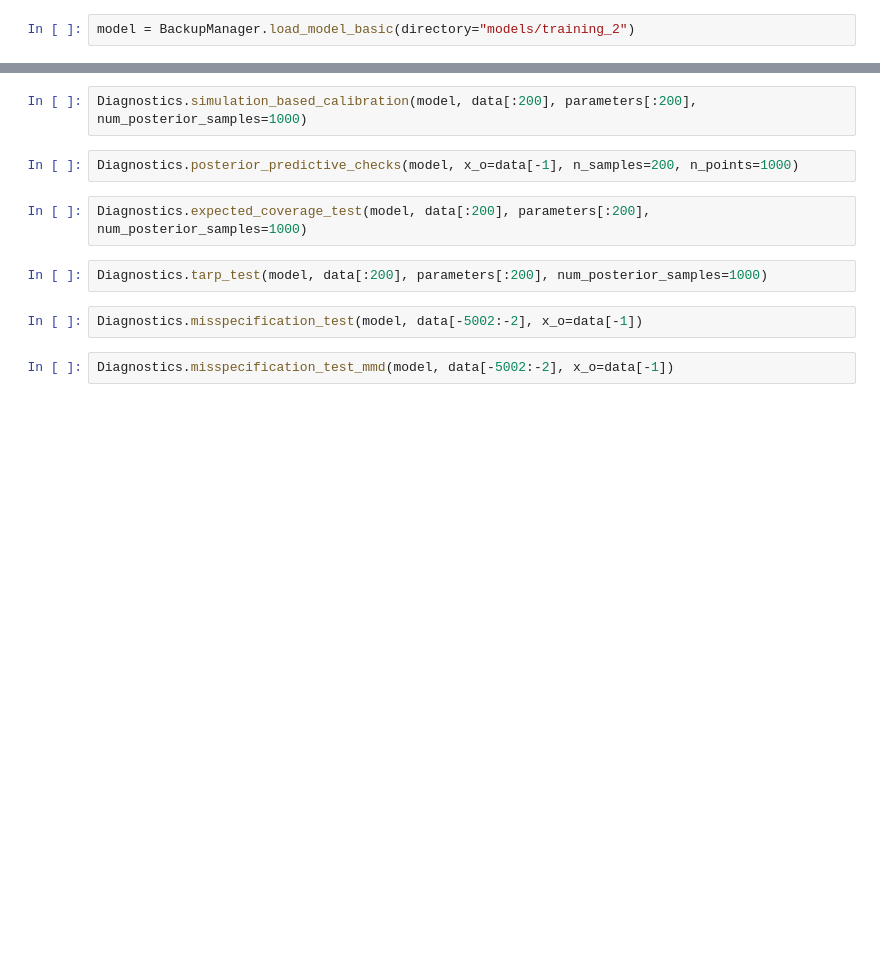
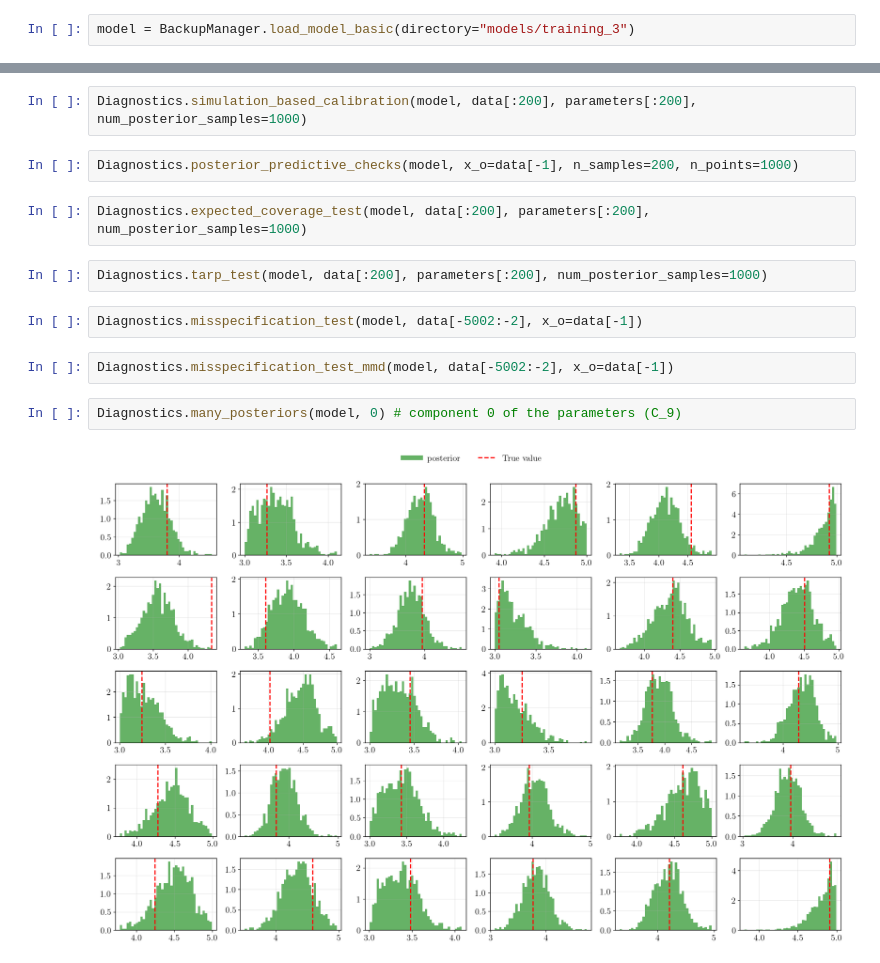
Before and after one commit to NilsCt/sbi-particle-physics, a Jupyter notebook: model_validator.ipynb, the cells around one changed output, grey strips where cells are left out. Drawn from its saved outputs; the diff is of its cells as text; blank space fills up the shorter version.

Commit message:
many predictions diagnostic

```diff
--- a/model_validator.ipynb
+++ b/model_validator.ipynb
@@ -6,4 +6,4 @@ from plotter import Plotter
 from backup_manager import BackupManager
 from diagnostics import Diagnostics
 # %%
-model = BackupManager.load_model_basic(directory="models/training_2")
+model = BackupManager.load_model_basic(directory="models/training_3")
@@ -24,3 +26,7 @@ Diagnostics.tarp_test(model, data[:200], parameters[:200], num_posterior_samples
 Diagnostics.misspecification_test(model, data[-5002:-2], x_o=data[-1])
 # %%
 Diagnostics.misspecification_test_mmd(model, data[-5002:-2], x_o=data[-1])
+# %%
+Diagnostics.many_posteriors(model, 0) # component 0 of the parameters (C_9)
+# %% [output]
+[figure, added]
```
Also changed, not shown: parts of 1 cell of this notebook, 6 other files.
